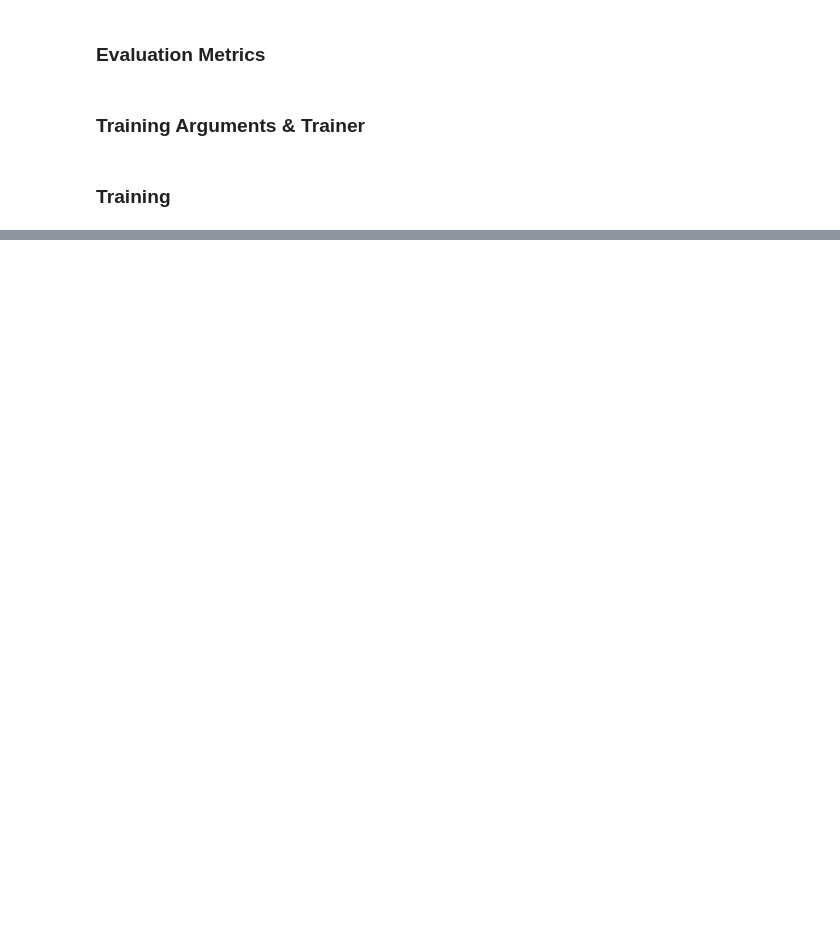
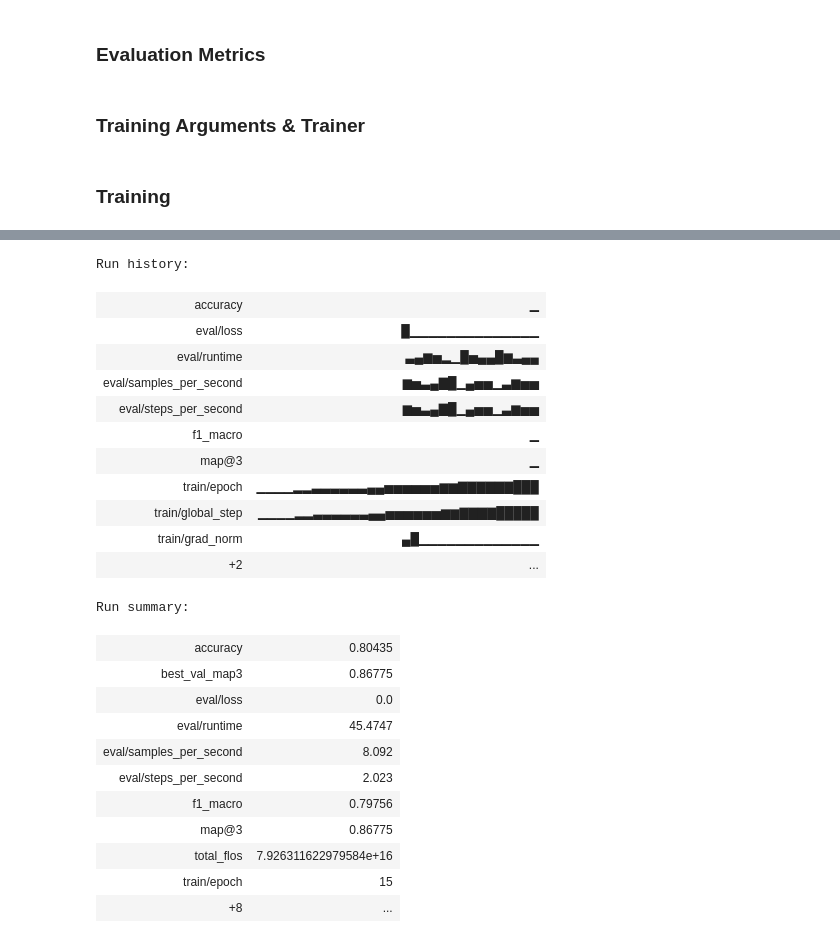
Before and after one commit to 23f3001593/dl-genai-project, a Jupyter notebook: notebooks/main.ipynb, the cells around one changed output, grey strips where cells are left out. Drawn from its saved outputs; the diff is of its cells as text; code cells hidden in the pictures; blank space fills up the shorter version.

```diff
--- a/notebooks/main.ipynb
+++ b/notebooks/main.ipynb
@@ -999,0 +1351,56 @@ Find logs at: ./wandb/run-20260715_103339-0e8ujjo9/logs
+# %%
+val_labels_m3 = val_df_m3["answer"].map({l: i for i, l in enumerate(MODEL3_CONFIG["labels"])}).values
+top1_preds_m3 = np.argmax(val_probs_m3, axis=1)
+
+val_acc_m3 = accuracy_score(val_labels_m3, top1_preds_m3)
+val_f1_m3 = f1_score(val_labels_m3, top1_preds_m3, average="macro")
+val_map3_m3 = map_at_3_from_logits(val_probs_m3, val_labels_m3)
+
+print(f"Validation Accuracy: {val_acc_m3:.4f}")
+print(f"Validation F1 (macro): {val_f1_m3:.4f}")
+print(f"Validation MAP@3: {val_map3_m3:.4f}")
+
+val_probs_df_m3 = pd.DataFrame(val_probs_m3, columns=MODEL3_CONFIG["labels"])
+val_probs_df_m3.insert(0, "prompt", val_df_m3["prompt"].values)
+val_probs_df_m3.insert(1, "true_answer", val_df_m3["answer"].values)
+val_probs_df_m3.to_csv("model3_val_probs.csv", index=False)
+
+model_m3.save_pretrained("model3_lora_adapter")
+tokenizer.save_pretrained("model3_lora_adapter")
+with open("model3_lora_adapter/inference_config.json", "w") as f:
+    json.dump({**MODEL3_CONFIG, "option_token_ids": OPTION_TOKEN_IDS, "prompt_template": MCQ_PROMPT_TEMPLATE}, f, indent=2)
+shutil.make_archive("model3_lora_adapter", "zip", "model3_lora_adapter")
+
+del model_m3, base_model_m3
+torch.cuda.empty_cache()
+
+base_model_fp16 = AutoModelForCausalLM.from_pretrained(
+    MODEL3_CONFIG["model_name"], dtype=torch.float16, device_map="auto"
+)
+merged_model_m3 = PeftModel.from_pretrained(base_model_fp16, "model3_lora_adapter")
+merged_model_m3 = merged_model_m3.merge_and_unload()
+
+save_dir_m3 = "model3_merged"
+merged_model_m3.save_pretrained(save_dir_m3)
+tokenizer.save_pretrained(save_dir_m3)
+with open(f"{save_dir_m3}/inference_config.json", "w") as f:
+    json.dump({**MODEL3_CONFIG, "option_token_ids": OPTION_TOKEN_IDS, "prompt_template": MCQ_PROMPT_TEMPLATE}, f, indent=2)
+shutil.make_archive(save_dir_m3, "zip", save_dir_m3)
+
+wandb.summary["best_val_map3"] = val_map3_m3
+wandb.log({"accuracy": val_acc_m3, "f1_macro": val_f1_m3, "map@3": val_map3_m3})
+
+adapter_artifact_m3 = wandb.Artifact(name="model3_lora_adapter", type="model")
+adapter_artifact_m3.add_file("model3_lora_adapter.zip")
+wandb.log_artifact(adapter_artifact_m3)
+
+merged_artifact_m3 = wandb.Artifact(name="model3_merged", type="model")
+merged_artifact_m3.add_file(f"{save_dir_m3}.zip")
+wandb.log_artifact(merged_artifact_m3)
+
+results_artifact_m3 = wandb.Artifact(name="model3_val_probs", type="predictions")
+results_artifact_m3.add_file("model3_val_probs.csv")
+wandb.log_artifact(results_artifact_m3)
+
+wandb.finish()
+# %% [output]
@@ -999,0 +1411,24 @@ Find logs at: ./wandb/run-20260715_103339-0e8ujjo9/logs
+Run history:
+| accuracy | ▁ |
+| eval/loss | █▁▁▁▁▁▁▁▁▁▁▁▁▁▁ |
+| eval/runtime | ▃▄▆▅▂▁█▅▄▄█▆▃▄▄ |
+| eval/samples_per_second | ▆▅▃▄▇█▁▄▅▅▁▃▆▅▅ |
+| eval/steps_per_second | ▆▅▃▄▇█▁▄▅▅▁▃▆▅▅ |
+| f1_macro | ▁ |
+| map@3 | ▁ |
+| train/epoch | ▁▁▁▁▂▂▃▃▃▃▃▃▄▄▅▅▅▅▅▅▆▆▇▇▇▇▇▇███ |
+| train/global_step | ▁▁▁▁▂▂▃▃▃▃▃▃▄▄▅▅▅▅▅▅▆▆▇▇▇▇█████ |
+| train/grad_norm | ▄█▁▁▁▁▁▁▁▁▁▁▁▁▁ |
+| +2 | ... |
+Run summary:
+| accuracy | 0.80435 |
+| best_val_map3 | 0.86775 |
+| eval/loss | 0.0 |
+| eval/runtime | 45.4747 |
+| eval/samples_per_second | 8.092 |
+| eval/steps_per_second | 2.023 |
+| f1_macro | 0.79756 |
+| map@3 | 0.86775 |
+| total_flos | 7.926311622979584e+16 |
+| train/epoch | 15 |
+| +8 | ... |
```
Also changed, not shown: parts of 45 cells of this notebook, 10 other files.
